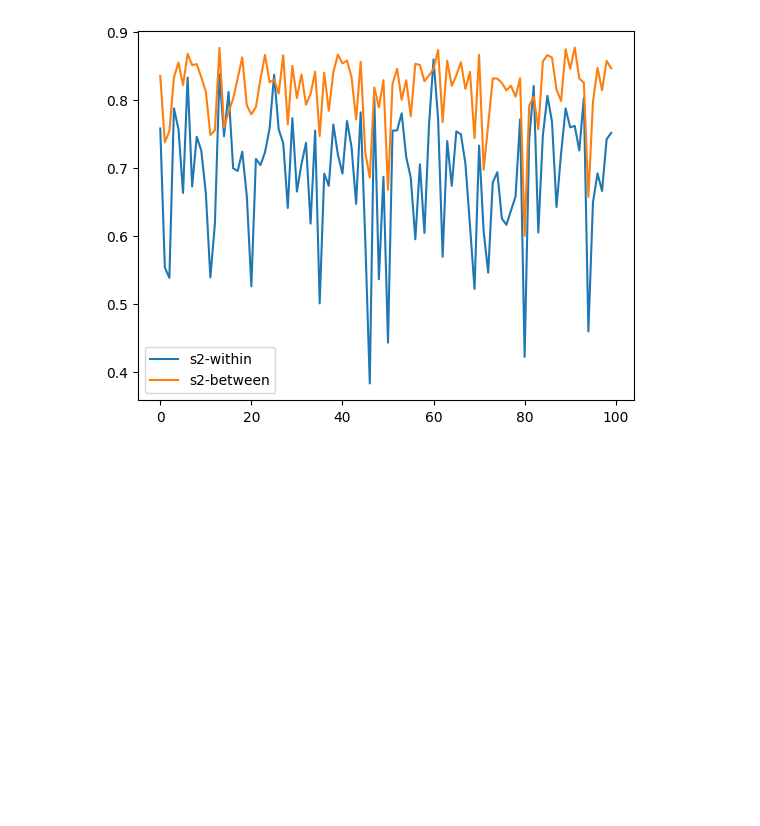
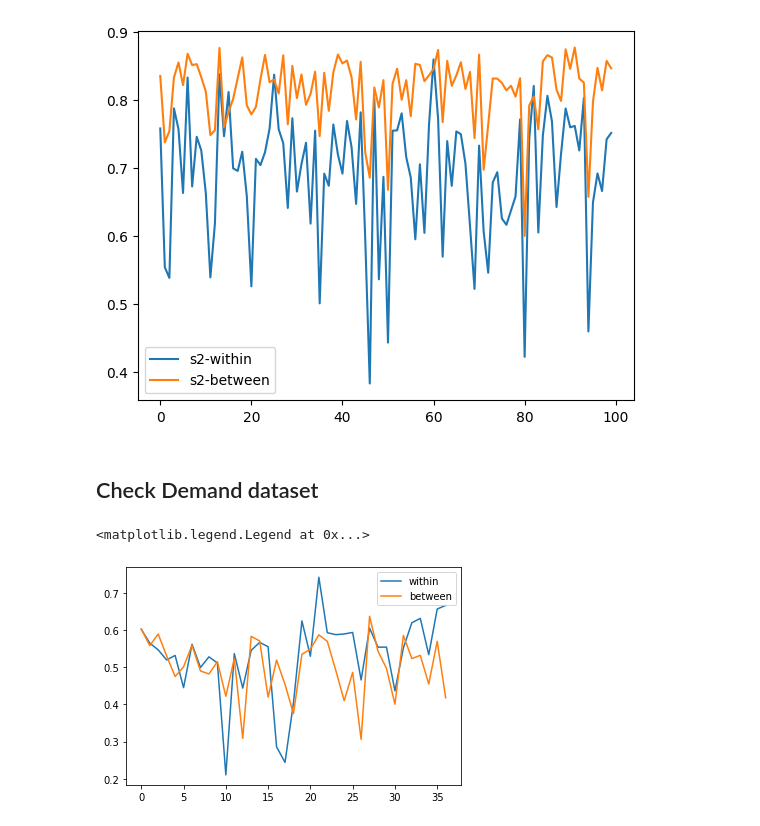
Before and after one commit to DiedrichsenLab/Functional_Fusion, a Jupyter notebook: notebooks/dataset_check.ipynb, the cells around one changed output. Saved outputs shown, nothing was run; the diff lists cells and outputs as text; code cells hidden in the pictures; blank space fills up the shorter version.

```diff
--- a/notebooks/dataset_check.ipynb
+++ b/notebooks/dataset_check.ipynb
@@ -249,3 +234,17 @@ plt.legend(['s2-within','s2-between'])
 # %% [output]
 <matplotlib.legend.Legend at 0x...>
 [figure]
+# %% [markdown]
+## Check Demand dataset
+# %%
+mdtb_dataset = DataSetDemand(base_dir + '/Demand')
+data_de,info_de = mdtb_dataset.get_data('MNISymC3','ses-01','CondHalf')
+# %%
+r1 = reliability_within_subj(data_de,part_vec=info_de.half,cond_vec=info_de.cond_name)
+r2 = reliability_between_subj(data_de,cond_vec=info_de.cond_name)
+plt.plot(r1.mean(axis=1))
+plt.plot(r2)
+plt.legend(['within','between'])
+# %% [output]
+<matplotlib.legend.Legend at 0x...>
+[figure, added]
```
Also changed, not shown: parts of 4 cells of this notebook.
